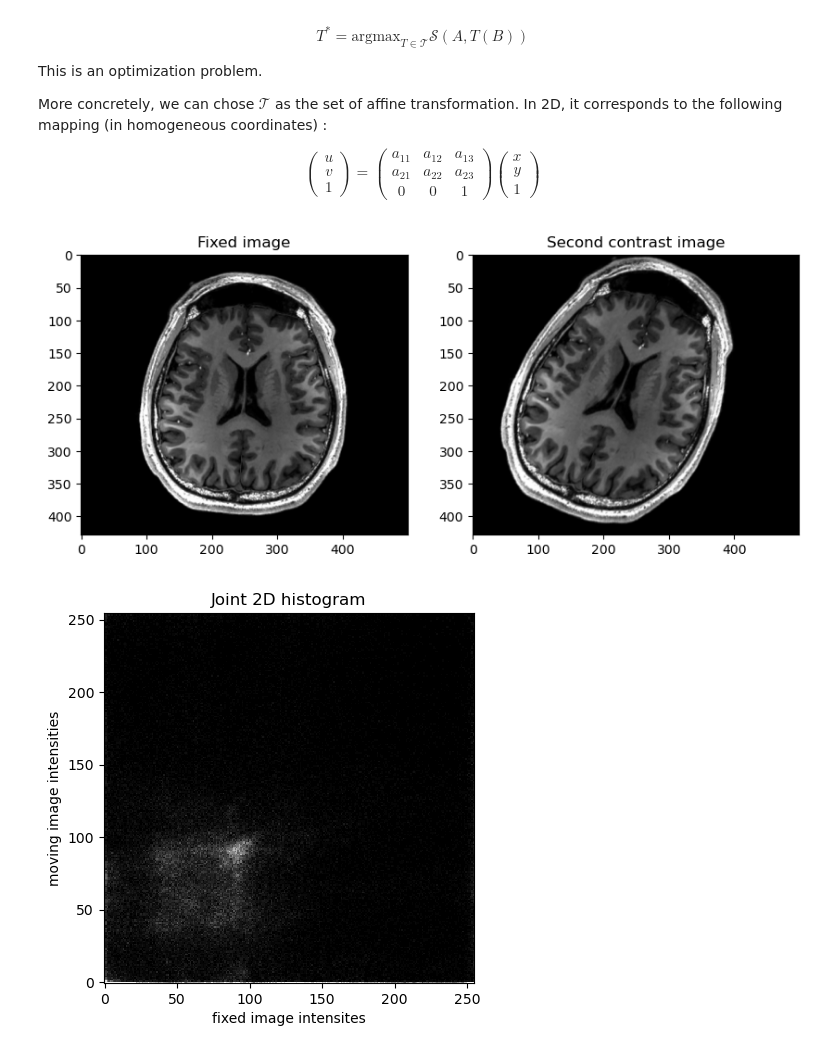
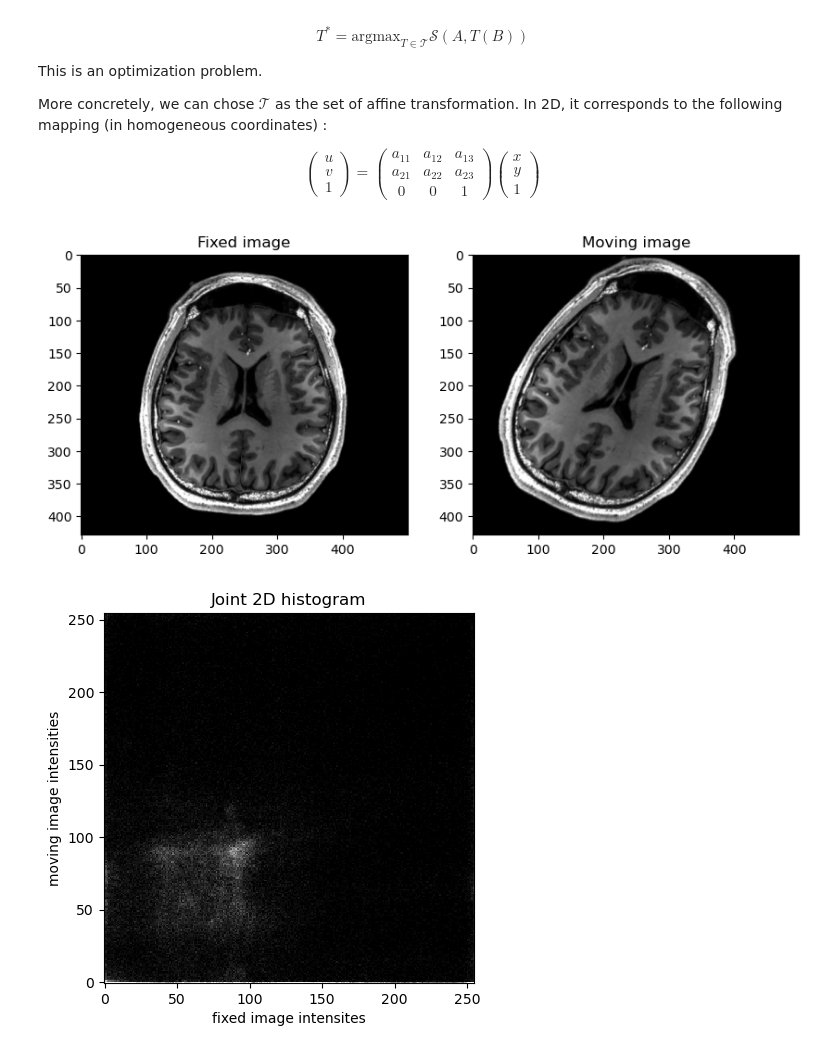
Before and after one commit to simonqueric/image_registration, a Jupyter notebook: registration_in_torch.ipynb, the cells around one changed output. Cells and saved outputs as stored; diff of their text form; code cells hidden in the pictures.

```diff
--- a/registration_in_torch.ipynb
+++ b/registration_in_torch.ipynb
@@ -60,14 +52,14 @@ m_image, _ = rot(img)
 # %%
 fig, ax = plt.subplots(ncols=2, figsize=(10, 5))
 ax[0].imshow(img[0, 0], cmap="gray")
 # ax[0].axis('off')
 ax[0].set_title("Fixed image")
 ax[1].imshow(m_image[0, 0].detach().numpy(), cmap="gray")
 # ax[1].axis('off')
-ax[1].set_title("Second contrast image")
+ax[1].set_title("Moving image")
 plt.show()
 # %% [output]
-[figure, old version]
+[figure, new version]
 # %%
 x = img.ravel()
 y = m_image.detach().ravel()
```
Also changed, not shown: parts of 8 cells of this notebook.
